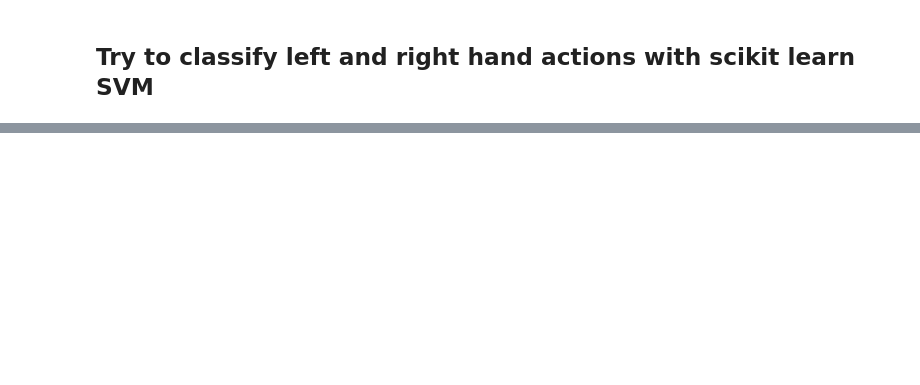
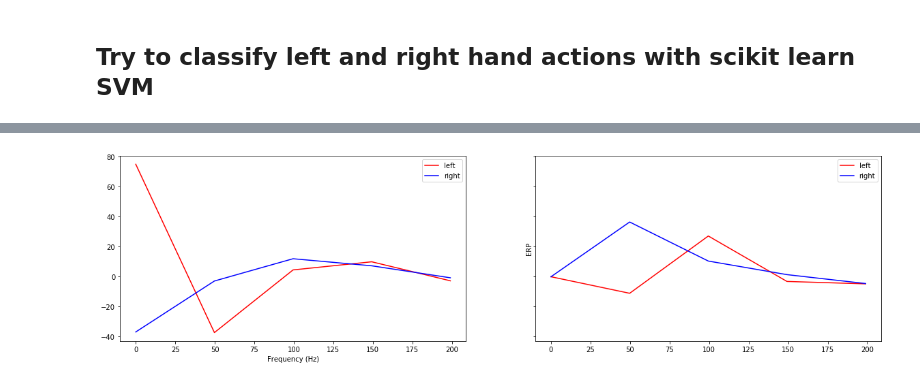
Before and after one commit to dberma02/GAN_for_Synthetic_EEG_Data, a Jupyter notebook: code/baseline_classification.ipynb, the cells around one changed output, grey strips where cells are left out. Saved outputs shown, nothing was run; the diff lists cells and outputs as text; code cells hidden in the pictures; blank space fills up the shorter version.

```diff
--- a/code/baseline_classification.ipynb
+++ b/code/baseline_classification.ipynb
@@ -147,0 +240,80 @@ Text(0, 0.5, 'Amplitude')
+# %%
+many_fft = X_fta[:,4,:]
+print("many",many_fft.shape)
+LEFT = y == 0
+RIGHT = y == 1
+left1 = many_fft[LEFT]
+right1 = many_fft[RIGHT]
+print("Left1",left1.shape)
+print("left", left.shape)
+print("EQ",left1 == left)
+# left2 = np.hstack((np.real(left1[:,:5]), np.imag(left1[:,:5])))
+# right2 = np.hstack((np.real(right1[:,:5]), np.imag(right1[:,:5])))
+print(right2.shape)
+left2_plot = np.mean(left1, axis=0)
+right2_plot = np.mean(right1, axis=0)
+
+left_plot = np.mean(left, axis=0)
+right_plot = np.mean(right, axis=0)
+# print(right2_plot)
+
+
+
+def plot_fft(left_plot, right_plot):
+    sample_rate = 200
+
+    fig, (ax1, ax2) = plt.subplots(1, 2, sharey=True, figsize=(20, 5))
+    x = np.linspace(0,sample_rate - 1, len(left_plot))
+    ax1.plot(x, np.real(left_plot), color="red", label="left")
+    ax2.plot(x, np.imag(left_plot), color="red", label="left")
+    ax1.plot(x, np.real(right_plot), color="blue", label="right")
+    ax2.plot(x, np.imag(right_plot), color="blue", label="right")
+    ax1.legend()
+    ax2.legend()
+    ax1.set_xlabel("Frequency (Hz)")
+    plt.ylabel("ERP")
+    plt.show()
+
+# plot_fft(left_plot, right_plot)
+plot_fft(left2_plot[:5], right2_plot[:5])
+# filtered = np.stack((np.real(X_fta[:,:,:5]), np.imag(X_fta[:,:,:5])), axis=2)
+filtered = X_fta[:,:,:5]
+filtered = np.stack((np.real(filtered), np.imag(filtered)), axis=2)
+filtered = filtered.reshape(filtered.shape[0], filtered.shape[1], -1)
+filtered = filtered.reshape(filtered.shape[0], -1)
+# filtered = filtered.reshape(filtered.shape[0], -1)
+# filtered = filtered[:,:,]
+print(filtered.shape)
+print()
+
+
+left_filtered = np.mean(left_filtered, axis=0)
+right_filtered = np.mean(right_filtered, axis=0)
+plot_fft(left_filtered[5*4:5*5], right_filtered[5*4:5*5])
+print(mean.shape)
+# fleft = filtered[LEFT]
+# fright = filtered[RIGHT]
+print("left1",left1[0,:].shape)
+# print("fleft",fleft[0,4,:])
+# np.mean(fleft[:,4,], axis=0)
+# plot_fft(np.mean(fleft[:,4,10*4:10*5], axis=0), np.mean(fright[:,4,10*4:10*5], axis=0))
+
+# get mean of C4 for left and right
+# plot
+
+# replicate out of reshaped
+
+
+
+
+# print(np.real(left_plot)[:10])
+# print(np.real(right_plot)[:10])
+# for i in range(0, 10):
+#     plot_transformed(left[i], right[i])
+
+# filtered = np.hstack((np.real(X_fta[:,:]), np.imag(X_fta[:,:])))
+# filtered.shape
+# print(X.shape)
+X_train, X_test, y_train, y_test = train_test_split(filtered, y, train_size=0.8, test_size=0.2)
+train_svm(X_train, y_train)
+# %% [output]
@@ -147,0 +325 @@ Text(0, 0.5, 'Amplitude')
+[figure, added]
```
Also changed, not shown: parts of 13 cells of this notebook, 5 other files.
